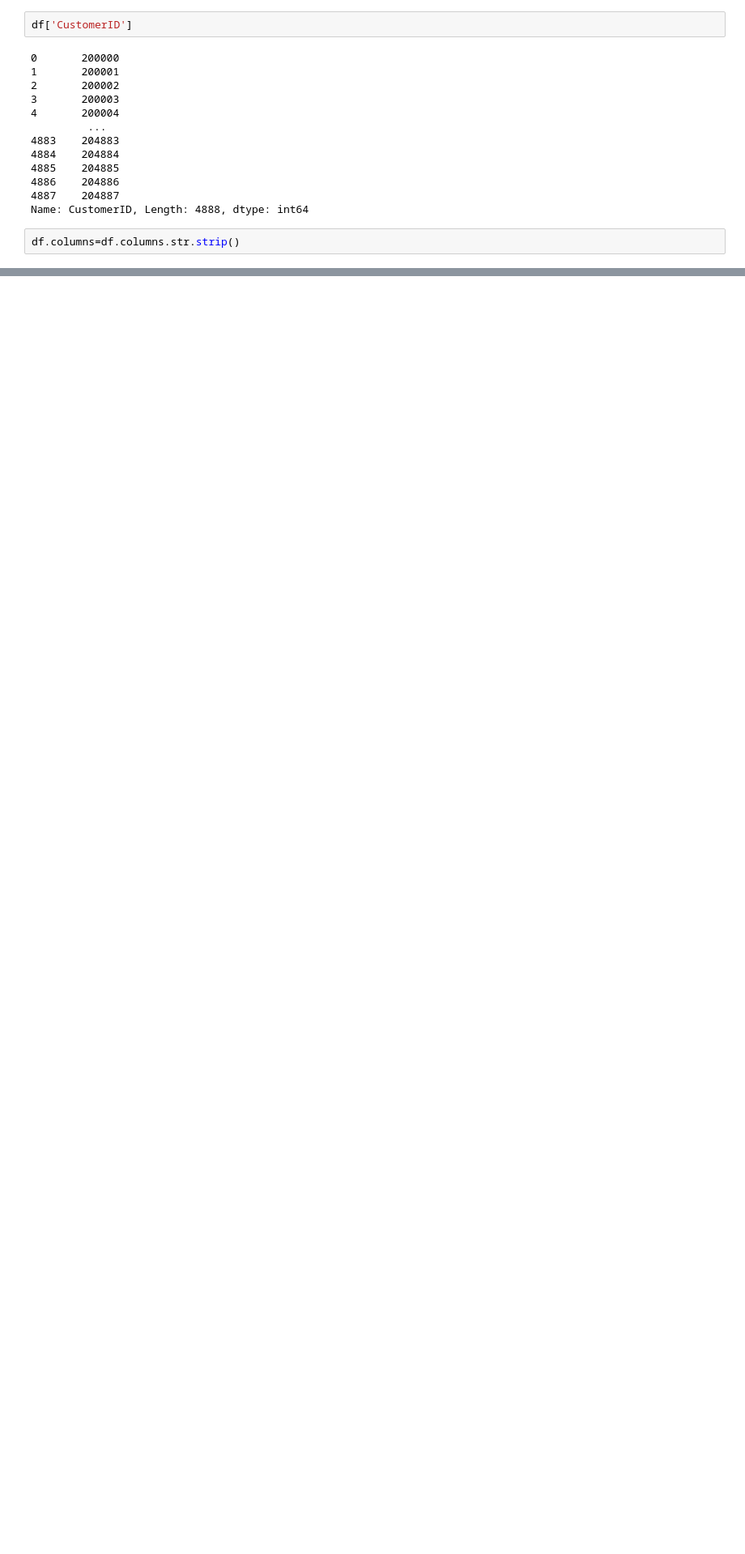
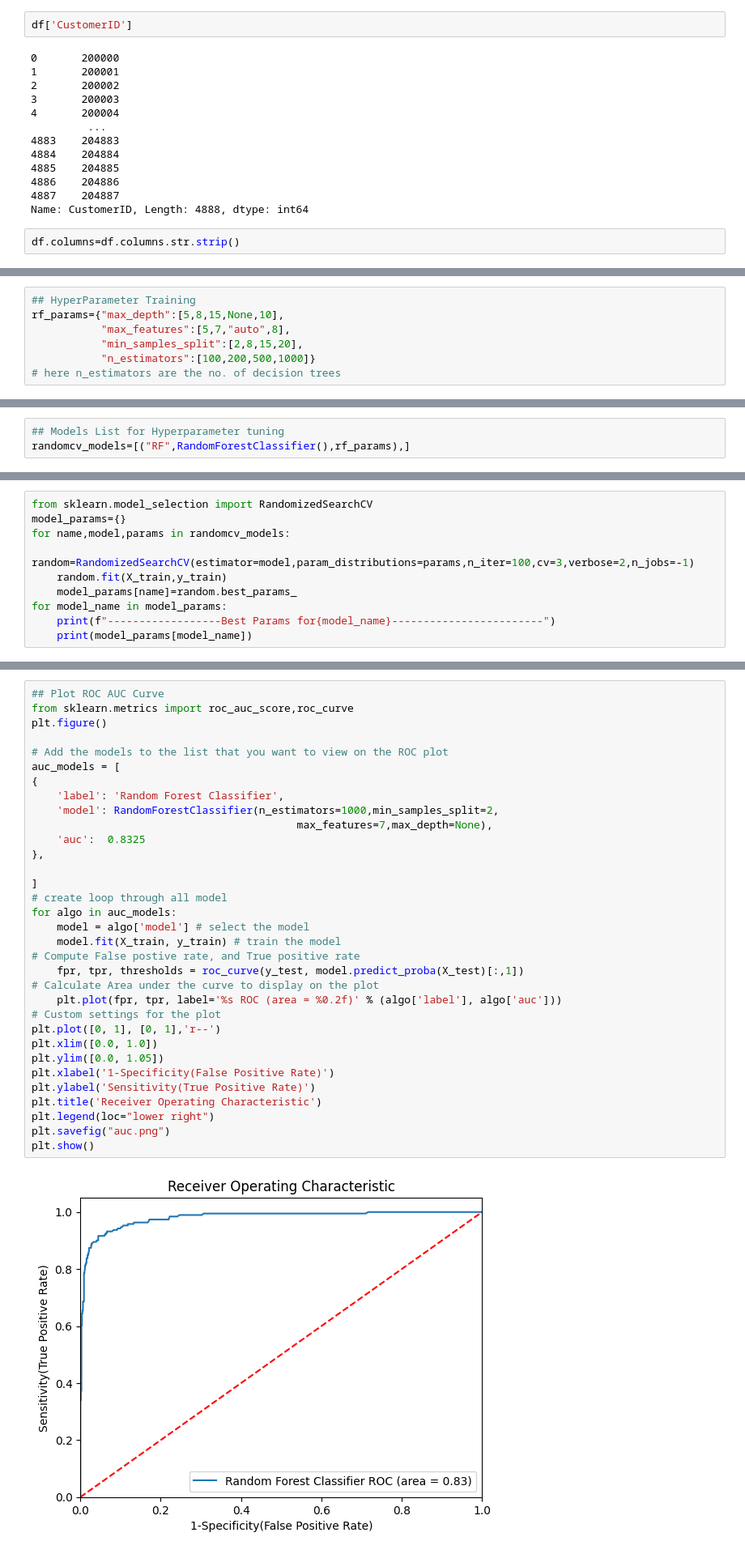
Before and after one commit to hardik7863/ML, a Jupyter notebook: 35-RandomForest/1-RandomForestClassificationImplementation.ipynb, the cells around one changed output, grey strips where cells are left out. Shown: that part at 81% size. Cells and saved outputs as stored; diff of their text form; blank space fills up the shorter version.

```diff
--- a/35-RandomForest/1-RandomForestClassificationImplementation.ipynb
+++ b/35-RandomForest/1-RandomForestClassificationImplementation.ipynb
@@ -249,0 +478,7 @@ KeyError: "['CustomerId'] not found in axis"
+# %%
+## HyperParameter Training
+rf_params={"max_depth":[5,8,15,None,10],
+           "max_features":[5,7,"auto",8],
+           "min_samples_split":[2,8,15,20],
+           "n_estimators":[100,200,500,1000]}
+# here n_estimators are the no. of decision trees
@@ -249,0 +492,3 @@ KeyError: "['CustomerId'] not found in axis"
+# %%
+## Models List for Hyperparameter tuning
+randomcv_models=[("RF",RandomForestClassifier(),rf_params),]
@@ -249,0 +504,10 @@ KeyError: "['CustomerId'] not found in axis"
+# %%
+from sklearn.model_selection import RandomizedSearchCV
+model_params={}
+for name,model,params in randomcv_models:
+    random=RandomizedSearchCV(estimator=model,param_distributions=params,n_iter=100,cv=3,verbose=2,n_jobs=-1)
+    random.fit(X_train,y_train)
+    model_params[name]=random.best_params_
+for model_name in model_params:
+    print(f"------------------Best Params for{model_name}------------------------")
+    print(model_params[model_name])
@@ -249,0 +602,35 @@ KeyError: "['CustomerId'] not found in axis"
+# %%
+## Plot ROC AUC Curve
+from sklearn.metrics import roc_auc_score,roc_curve
+plt.figure()
+
+# Add the models to the list that you want to view on the ROC plot
+auc_models = [
+{
+    'label': 'Random Forest Classifier',
+    'model': RandomForestClassifier(n_estimators=1000,min_samples_split=2,
+                                          max_features=7,max_depth=None),
+    'auc':  0.8325
+},
+
+]
+# create loop through all model
+for algo in auc_models:
+    model = algo['model'] # select the model
+    model.fit(X_train, y_train) # train the model
+# Compute False postive rate, and True positive rate
+    fpr, tpr, thresholds = roc_curve(y_test, model.predict_proba(X_test)[:,1])
+# Calculate Area under the curve to display on the plot
+    plt.plot(fpr, tpr, label='%s ROC (area = %0.2f)' % (algo['label'], algo['auc']))
+# Custom settings for the plot
+plt.plot([0, 1], [0, 1],'r--')
+plt.xlim([0.0, 1.0])
+plt.ylim([0.0, 1.05])
+plt.xlabel('1-Specificity(False Positive Rate)')
+plt.ylabel('Sensitivity(True Positive Rate)')
+plt.title('Receiver Operating Characteristic')
+plt.legend(loc="lower right")
+plt.savefig("auc.png")
+plt.show()
+# %% [output]
+[figure, added]
```
Also changed, not shown: parts of 29 cells of this notebook, 22 other files.
